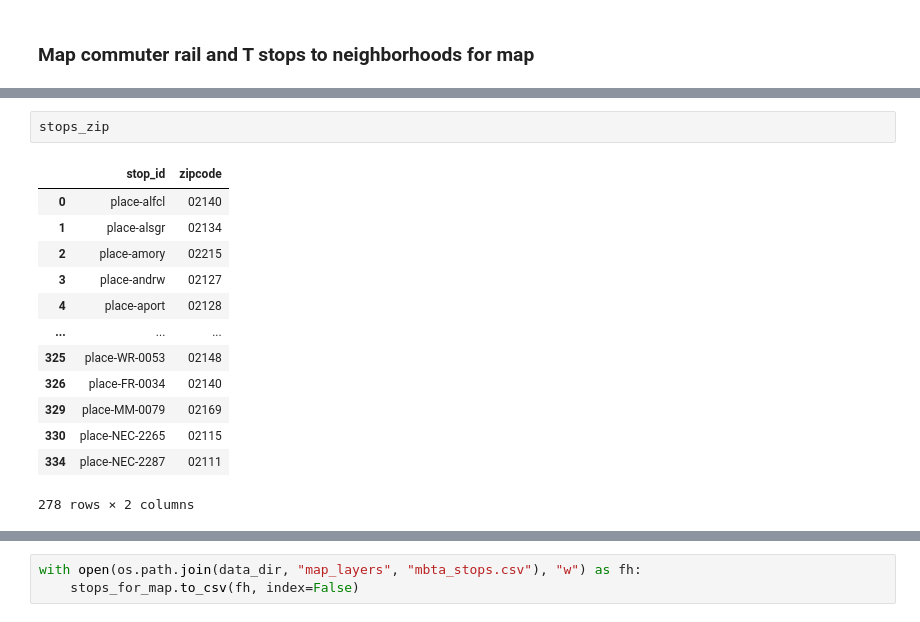
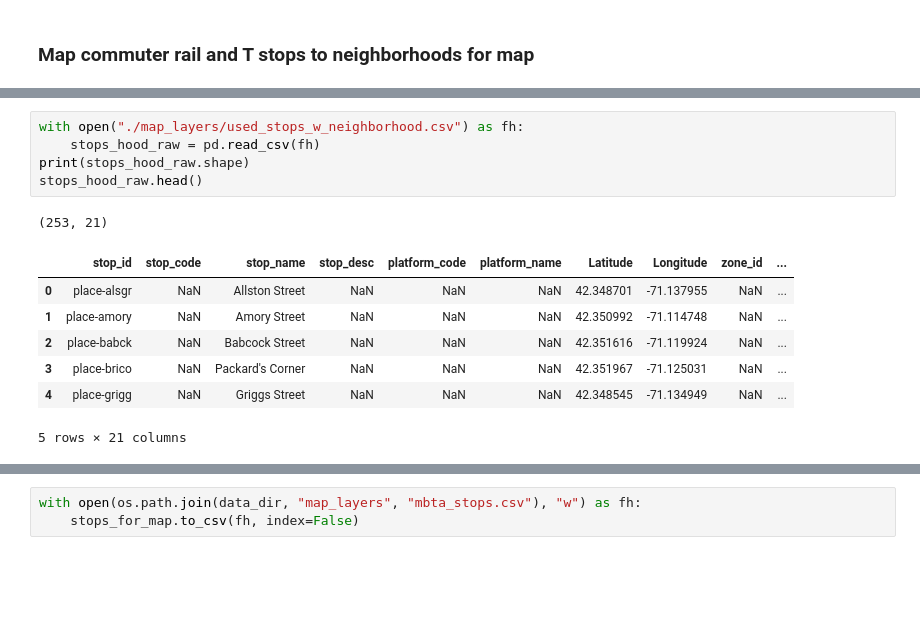
Before and after one commit to yoakiyama/zoning-dashboard-fp, a Jupyter notebook: data/transportation/mbta/mbta_ridership.ipynb, the cells around one changed output, grey strips where cells are left out. Drawn from its saved outputs; the diff is of its cells as text; blank space fills up the shorter version.

```diff
--- a/data/transportation/mbta/mbta_ridership.ipynb
+++ b/data/transportation/mbta/mbta_ridership.ipynb
@@ -1040,19 +1029,17 @@ want_stops.head()
-# %%
-stops_zip
-# %% [output]
-|  | stop_id | zipcode |
-| 0 | place-alfcl | 02140 |
-| 1 | place-alsgr | 02134 |
-| 2 | place-amory | 02215 |
-| 3 | place-andrw | 02127 |
-| 4 | place-aport | 02128 |
-| ... | ... | ... |
-| 325 | place-WR-0053 | 02148 |
-| 326 | place-FR-0034 | 02140 |
-| 329 | place-MM-0079 | 02169 |
-| 330 | place-NEC-2265 | 02115 |
-| 334 | place-NEC-2287 | 02111 |
-278 rows × 2 columns
+# %%
+with open("./map_layers/used_stops_w_neighborhood.csv") as fh:
+    stops_hood_raw = pd.read_csv(fh)
+print(stops_hood_raw.shape)
+stops_hood_raw.head()
+# %% [output]
+(253, 21)
+|  | stop_id | stop_code | stop_name | stop_desc | platform_code | platform_name | Latitude | Longitude | zone_id | ... |
+| 0 | place-alsgr | NaN | Allston Street | NaN | NaN | NaN | 42.348701 | -71.137955 | NaN | ... |
+| 1 | place-amory | NaN | Amory Street | NaN | NaN | NaN | 42.350992 | -71.114748 | NaN | ... |
+| 2 | place-babck | NaN | Babcock Street | NaN | NaN | NaN | 42.351616 | -71.119924 | NaN | ... |
+| 3 | place-brico | NaN | Packard's Corner | NaN | NaN | NaN | 42.351967 | -71.125031 | NaN | ... |
+| 4 | place-grigg | NaN | Griggs Street | NaN | NaN | NaN | 42.348545 | -71.134949 | NaN | ... |
+5 rows × 21 columns
 # %%
 # Dropping NA zipcodes and neighborhoods is just removing
 # stops outside of Boston/Cambridge, which is fine for us.
```
Also changed, not shown: parts of 4 cells of this notebook, 2 other files.
